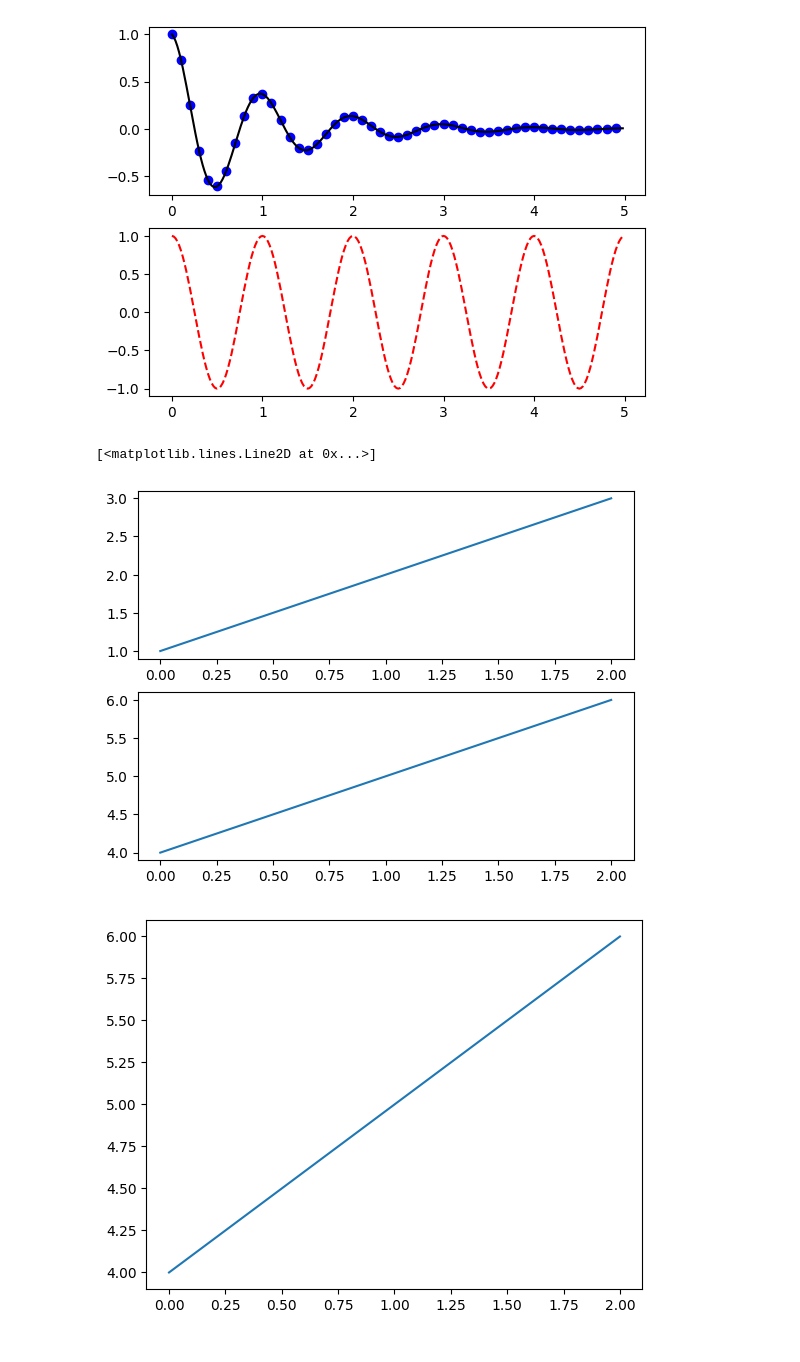
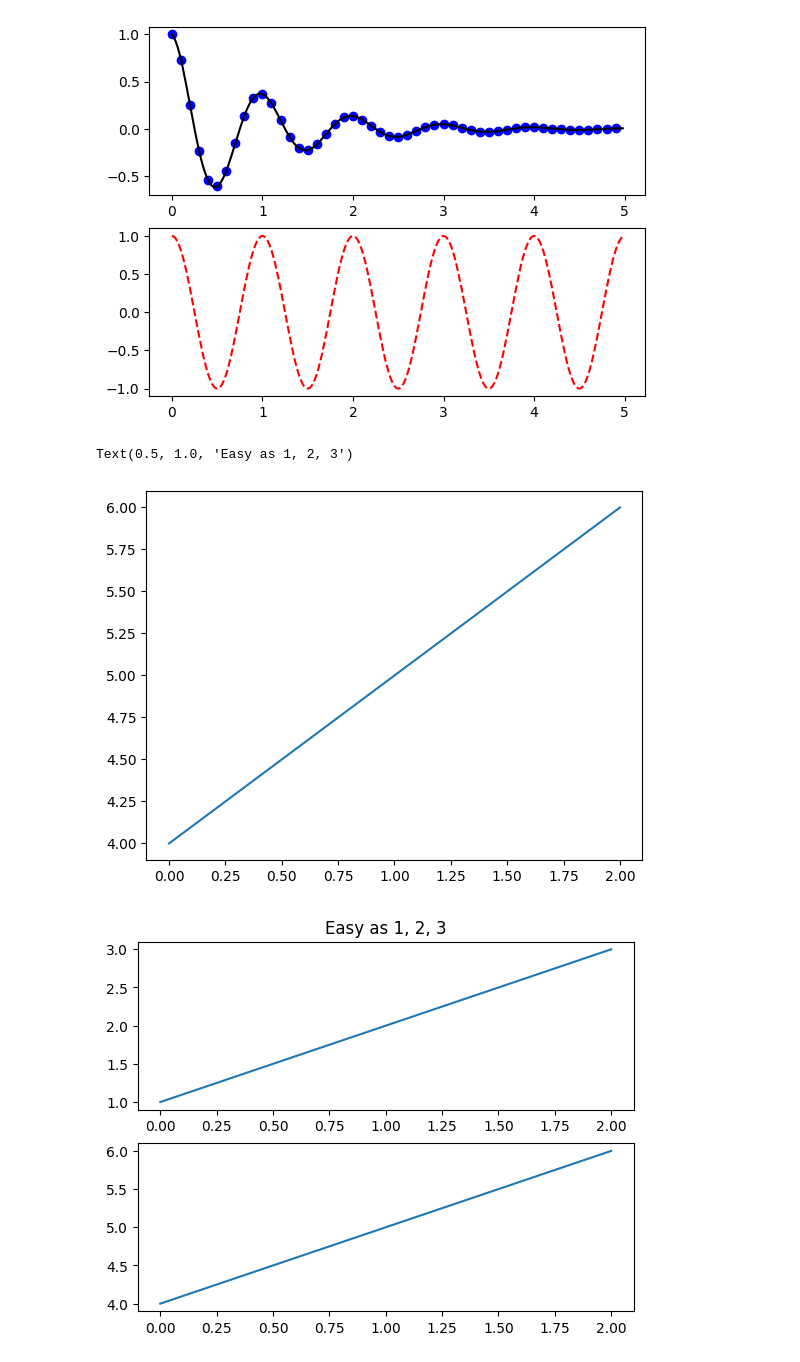
Before and after one commit to typokills/Coding_Projects, a Jupyter notebook: Matplotlib Tutorial.ipynb, the cells around one changed output. Saved outputs shown, nothing was run; the diff lists cells and outputs as text; code cells hidden in the pictures.

```diff
--- a/Matplotlib Tutorial.ipynb
+++ b/Matplotlib Tutorial.ipynb
@@ -115,21 +117,21 @@ plt.show()
 # %%
 import matplotlib.pyplot as plt
 plt.figure(1)                # the first figure
 plt.subplot(211)             # the first subplot in the first figure
 plt.plot([1, 2, 3])
 plt.subplot(212)             # the second subplot in the first figure
 plt.plot([4, 5, 6])
 
 
 plt.figure(2)                # a second figure
 plt.plot([4, 5, 6])          # creates a subplot() by default
 
-# plt.figure(1)                # first figure current;
-#                              # subplot(212) still current
-# plt.subplot(211)             # make subplot(211) in the first figure
-#                              # current
-# plt.title('Easy as 1, 2, 3') # subplot 211 title
+plt.figure(1)                # first figure current; if not 2nd figure has no subplot
+                             # subplot(212) still current
+plt.subplot(211)             # make subplot(211) in the first figure
+                             # current
+plt.title('Easy as 1, 2, 3') # subplot 211 title
 # %% [output]
-[<matplotlib.lines.Line2D at 0x...>]
+Text(0.5, 1.0, 'Easy as 1, 2, 3')
-[figure, old version]
+[figure, new version]
-[figure, old version]
+[figure, new version]
```
Also changed, not shown: parts of 43 cells of this notebook, 1 other file.
